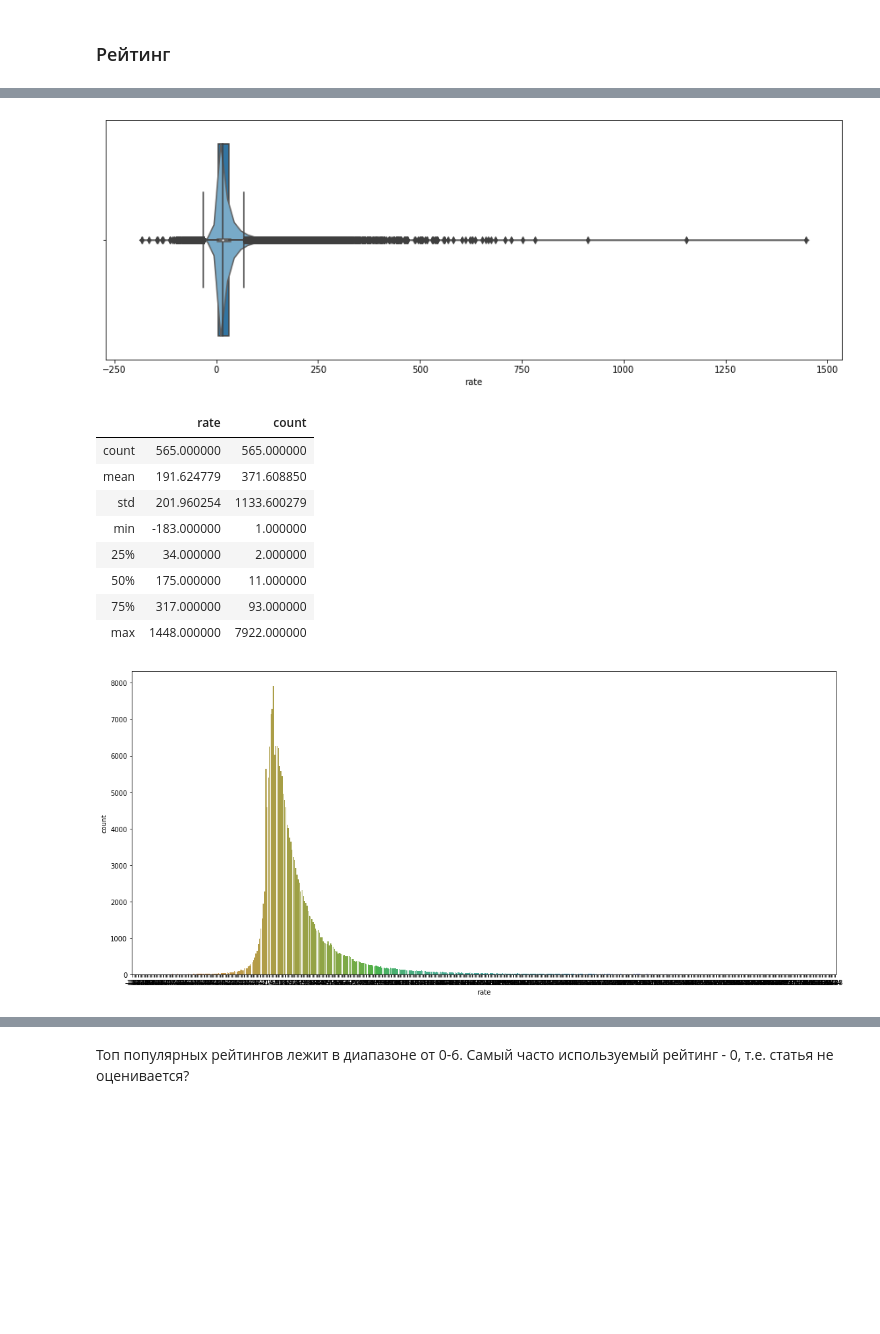
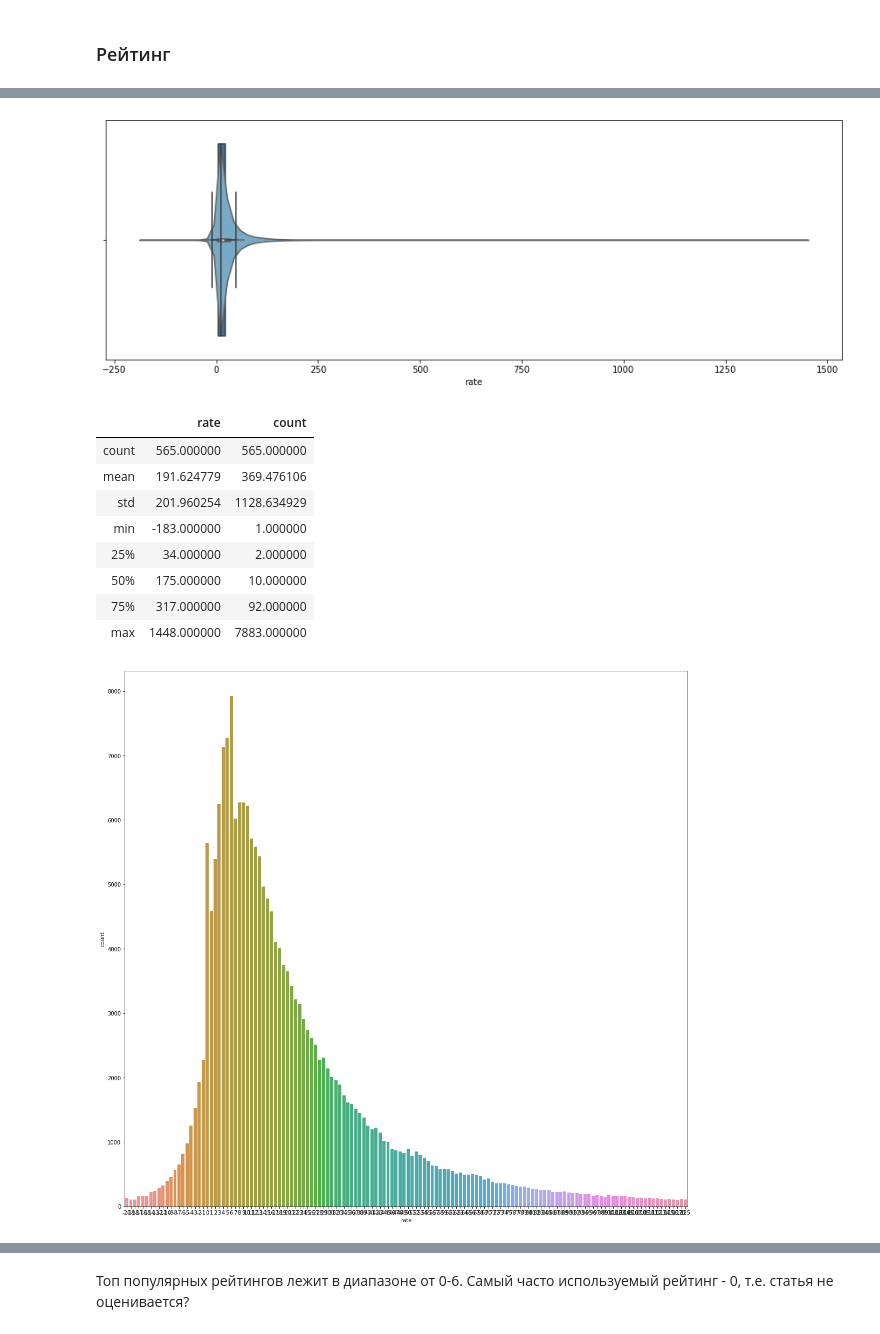
Before and after one commit to D7nis/DS_Habr_rate, a Jupyter notebook: Habr.ipynb, the cells around one changed output, grey strips where cells are left out. Drawn from its saved outputs; the diff is of its cells as text; code cells hidden in the pictures; blank space fills up the shorter version.

```diff
--- a/Habr.ipynb
+++ b/Habr.ipynb
@@ -235,6 +235,8 @@ punctuations_text_count,emotions_text_count,text_words_count,\
 text_clwords_count,tittle_words_count,tittle_clwords_count,rate_category')
 # %%
 df = pd.read_sql_query("SELECT {} FROM habr".format(columns_num), csv_db)
+# %%
+df = pd.read_sql_query("SELECT * FROM habr", csv_db)
 # %%
 df.isnull().sum()
 # %% [output]
@@ -324,3 +347,6 @@ memory usage: 8.0 MB
+# %%
+df.drop_duplicates(subset=['date','tittle','rate'],keep='first',\
+                                                       inplace=True)
 # %% [markdown]
 ## Анализ данных
 # %% [markdown]
@@ -377,9 +403,9 @@ Name: rate, dtype: float64
 fsize = (15, 5)
 fig, ax = plt.subplots(figsize=fsize)
 sns.violinplot(x=df['rate'], palette="Blues");
-sns.boxplot(x=df['rate']);
+sns.boxplot(x=df[(df['rate']<50) & (df['rate']>-10)]['rate']);
 # %% [output]
-[figure, old version]
+[figure, new version]
 # %%
 df_rate_count = df['rate'].value_counts().rename('count').reset_index()
 df_rate_count.rename({'index':'rate'}, axis='columns',inplace=True)
@@ -388,19 +414,19 @@ df_rate_count.describe()
 # %% [output]
 |  | rate | count |
 | count | 565.000000 | 565.000000 |
-| mean | 191.624779 | 371.608850 |
-| std | 201.960254 | 1133.600279 |
+| mean | 191.624779 | 369.476106 |
+| std | 201.960254 | 1128.634929 |
 | min | -183.000000 | 1.000000 |
 | 25% | 34.000000 | 2.000000 |
-| 50% | 175.000000 | 11.000000 |
-| 75% | 317.000000 | 93.000000 |
-| max | 1448.000000 | 7922.000000 |
+| 50% | 175.000000 | 10.000000 |
+| 75% | 317.000000 | 92.000000 |
+| max | 1448.000000 | 7883.000000 |
 # %%
-a4_dims = (18.7, 8.27)
+a4_dims = (18.7, 18.27)
 fig, ax = plt.subplots(figsize=a4_dims)
 sns.barplot(y='count',x='rate',data=df_rate_count[df_rate_count['count']>100]);
 # %% [output]
-[figure, old version]
+[figure, new version]
 # %%
 df_rate_count.iplot?
 # %%
```
Also changed, not shown: parts of 22 cells of this notebook.
